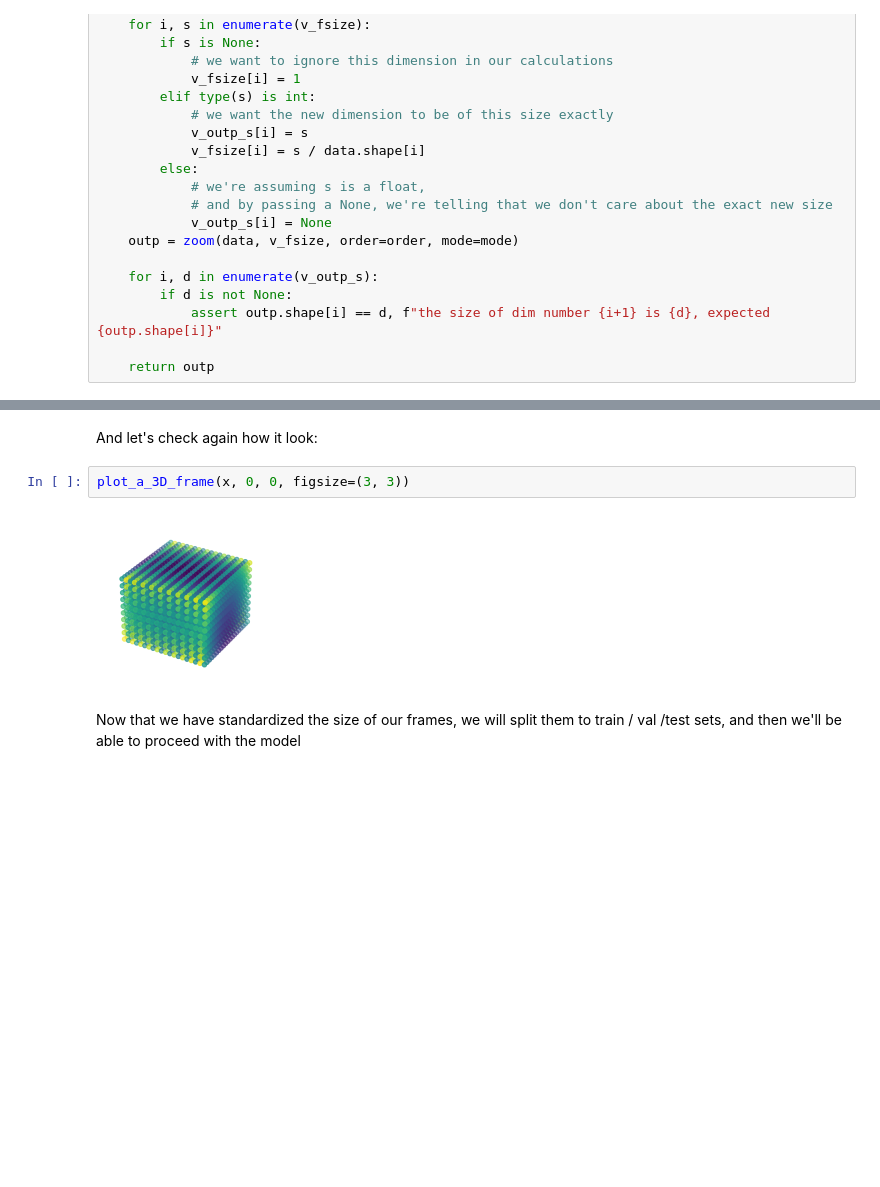
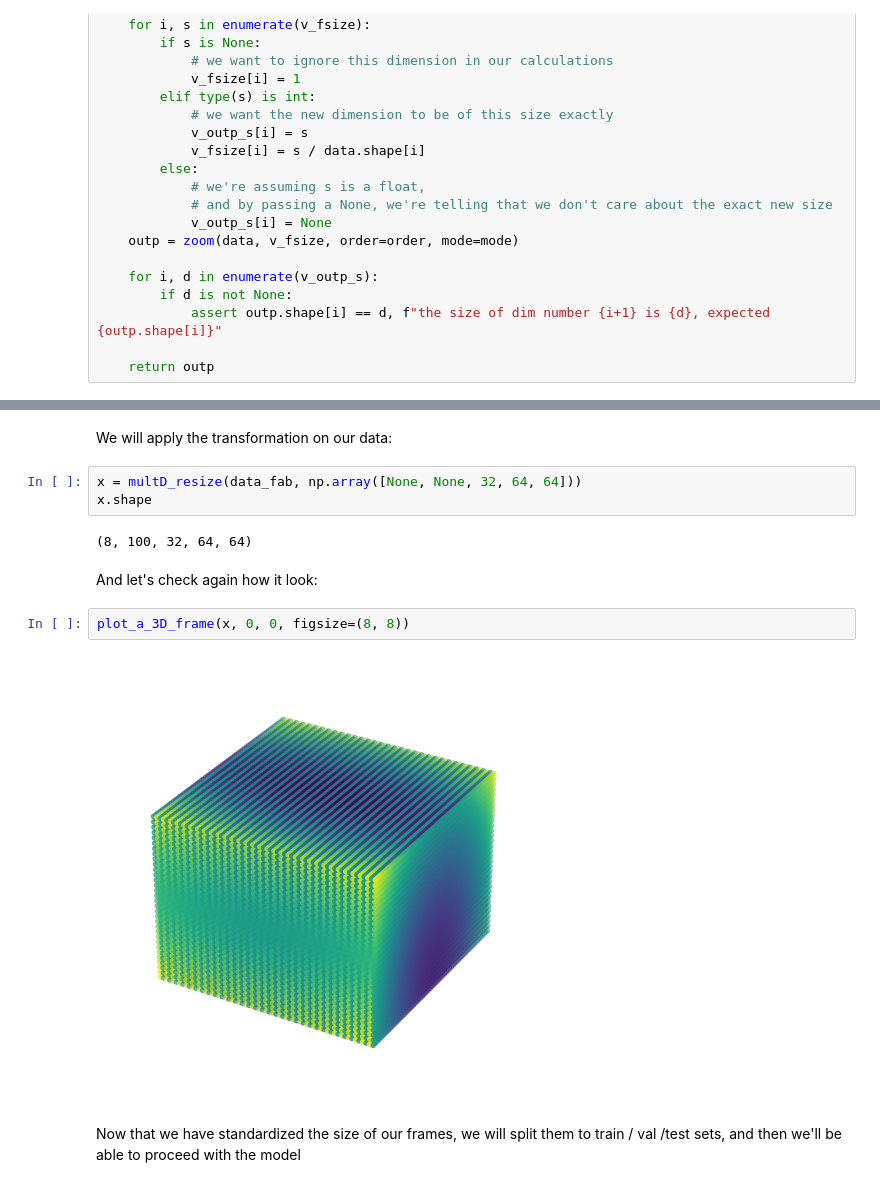
Before and after one commit to liorstov/ctrmPublic, a Jupyter notebook: notebooks/CTRM_test.ipynb, the cells around one changed output, grey strips where cells are left out. Cells and saved outputs as stored; diff of their text form; blank space fills up the shorter version.

```diff
--- a/notebooks/CTRM_test.ipynb
+++ b/notebooks/CTRM_test.ipynb
@@ -166,9 +159,16 @@ x.shape
-# %% [markdown]
-And let's check again how it look:
-# %%
-plot_a_3D_frame(x, 0, 0, figsize=(3, 3))
-# %% [output]
-[figure, removed]
+# %% [markdown]
+We will apply the transformation on our data:
+# %%
+x = multD_resize(data_fab, np.array([None, None, 32, 64, 64]))
+x.shape
+# %% [output]
+(8, 100, 32, 64, 64)
+# %% [markdown]
+And let's check again how it look:
+# %%
+plot_a_3D_frame(x, 0, 0, figsize=(8, 8))
+# %% [output]
+[figure, added]
 # %% [markdown]
 Now that we have standardized the size of our frames, we will split them to train / val /test sets, and then we'll be able to proceed with the model
 # %%
```
Also changed, not shown: parts of 9 cells of this notebook.
